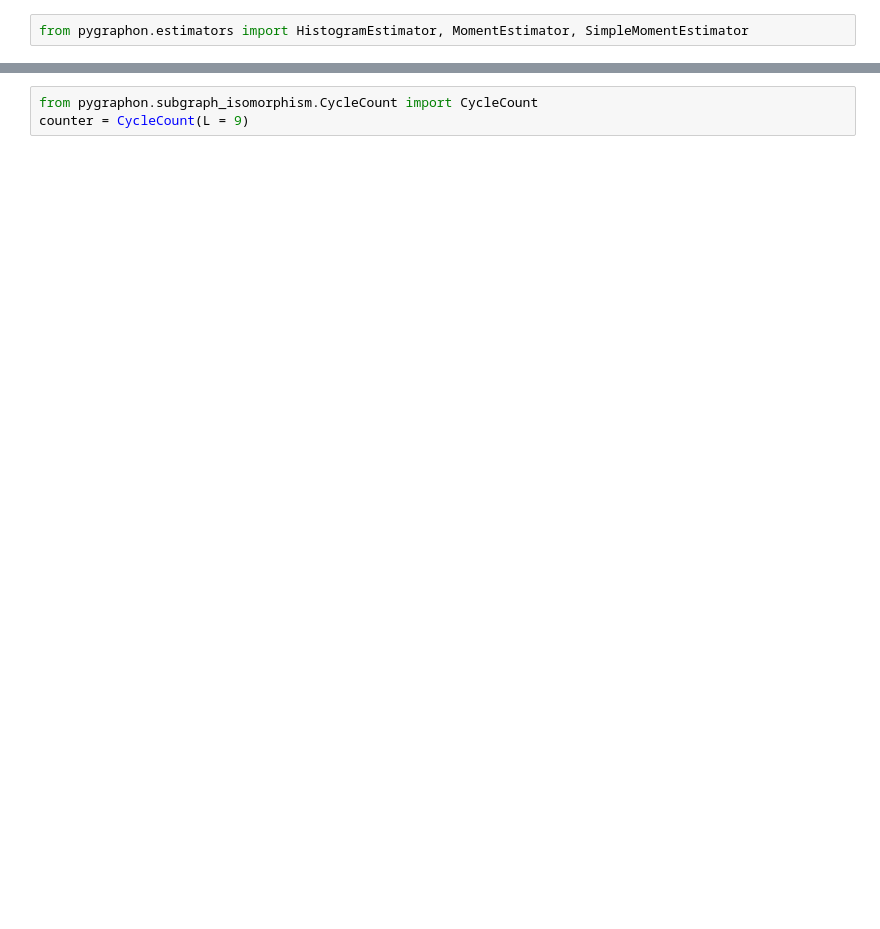
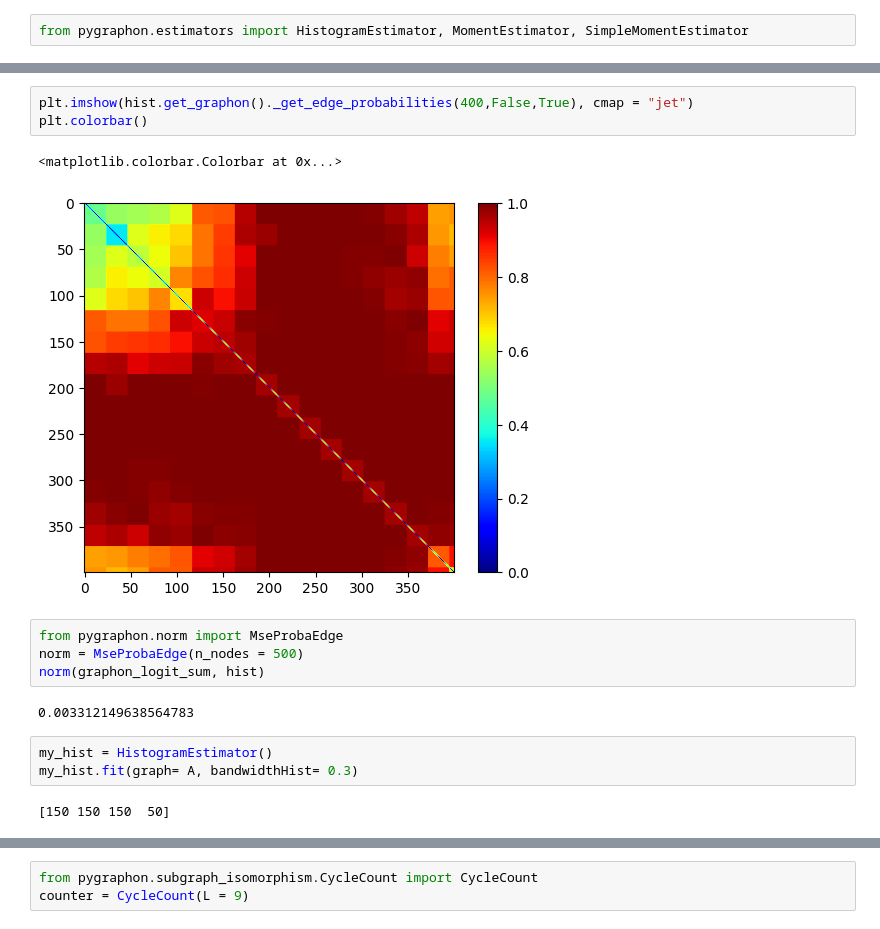
Before and after one commit to dufourc1/pygraphon, a Jupyter notebook: dev/2022_10_01_test_estimators.ipynb, the cells around one changed output, grey strips where cells are left out. Drawn from its saved outputs; the diff is of its cells as text; blank space fills up the shorter version.

```diff
--- a/dev/2022_10_01_test_estimators.ipynb
+++ b/dev/2022_10_01_test_estimators.ipynb
@@ -93,0 +88,17 @@ Final log-likelihood: -0.1197
+# %%
+plt.imshow(hist.get_graphon()._get_edge_probabilities(400,False,True), cmap = "jet")
+plt.colorbar()
+# %% [output]
+<matplotlib.colorbar.Colorbar at 0x...>
+[figure, added]
+# %%
+from pygraphon.norm import MseProbaEdge
+norm = MseProbaEdge(n_nodes = 500)
+norm(graphon_logit_sum, hist)
+# %% [output]
+0.003312149638564783
+# %%
+my_hist = HistogramEstimator()
+my_hist.fit(graph= A, bandwidthHist= 0.3)
+# %% [output]
+[150 150 150  50]
```
Also changed, not shown: parts of 45 cells of this notebook, 9 other files.
